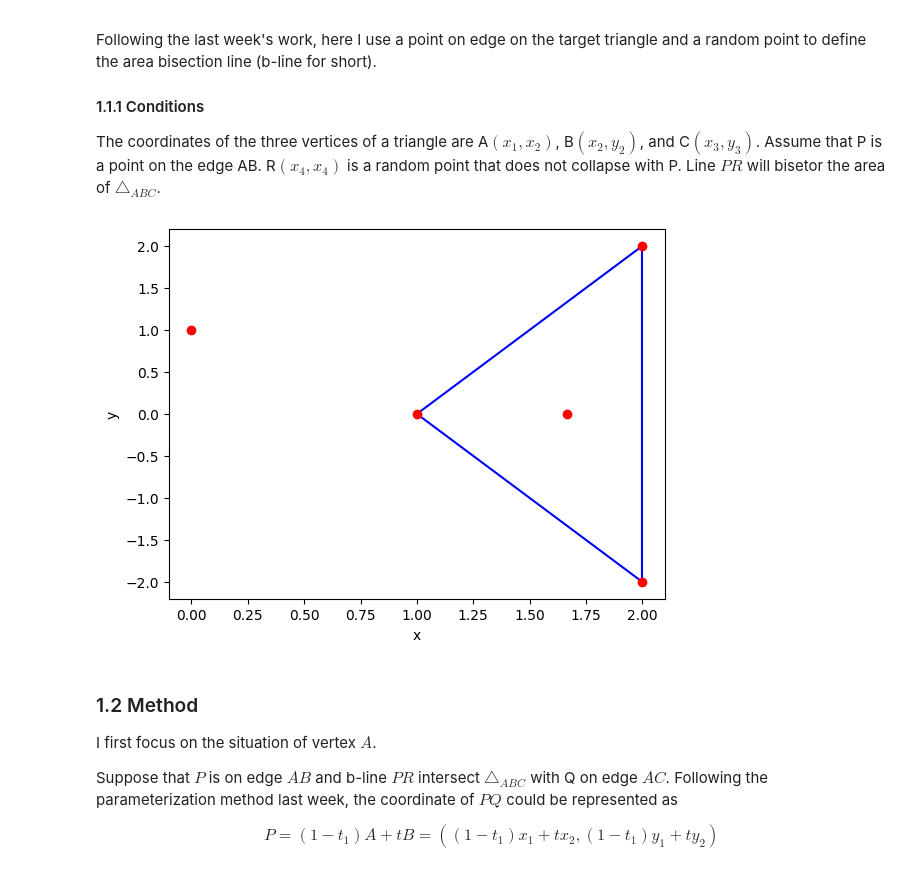
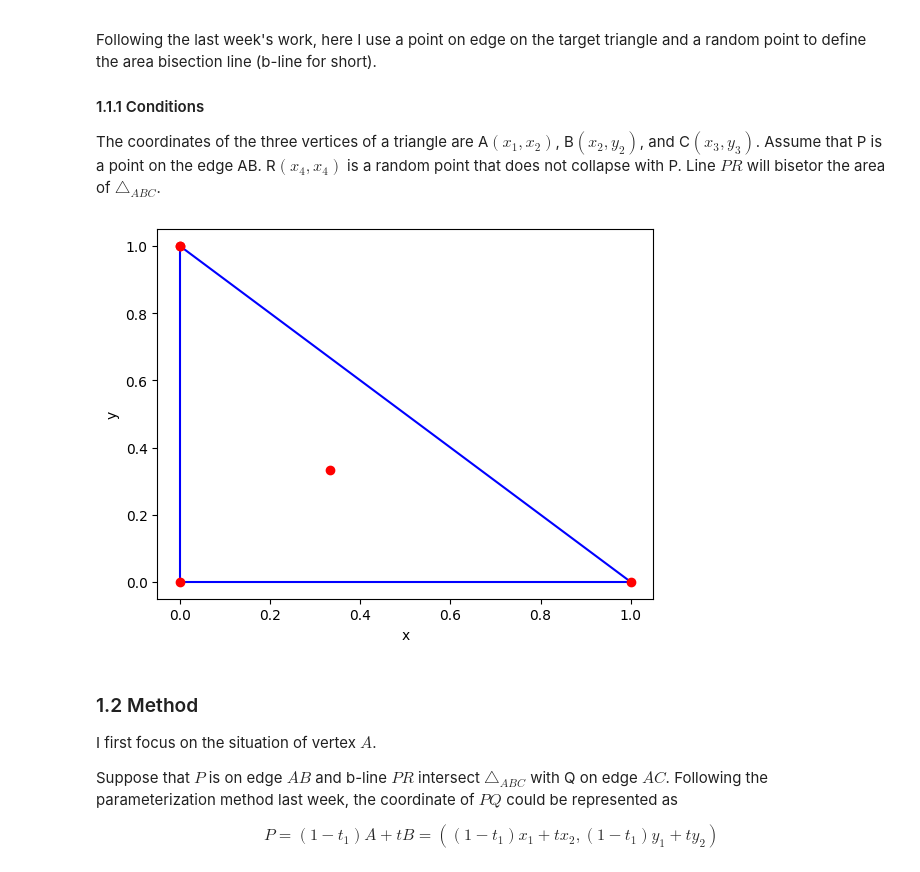
Before and after one commit to scyyc1/ED_Dissertation, a Jupyter notebook: Week 2/Week 2.ipynb, the cells around one changed output. Drawn from its saved outputs; the diff is of its cells as text; code cells hidden in the pictures.

```diff
--- a/Week 2/Week 2.ipynb
+++ b/Week 2/Week 2.ipynb
@@ -42,25 +42,25 @@ Following the last week's work, here I use a point on edge on the target triangl
 The coordinates of the three vertices of a triangle are A$(x_1,x_2)$, B$(x_2,y_2)$, and C$(x_3,y_3)$. Assume that P is a point on the edge AB. R$(x_4,x_4)$ is a random point that does not collapse with P. Line $PR$ will bisetor the area of $\triangle_{ABC}$.
 # %%
 # Example
-A = np.array([1,0])
-B = np.array([2,2])
-C = np.array([2,-2])
+A = np.array([0,1])
+B = np.array([1,0])
+C = np.array([0,0])
 G = (A + B + C) / 3
 R = np.array([0,1])
 p0 = np.array([0,0])
 
 # A = np.array([4,2])
 # B = np.array([1,9])
 # C = np.array([10,1])
 
 util.v_triangle_2D(A,B,C)
 plt.plot(A[0], A[1], 'o', color='r')
 plt.plot(B[0], B[1], 'o', color='r')
 plt.plot(C[0], C[1], 'o', color='r')
 plt.plot(R[0], R[1], 'o', color='r')
 G = util.v_triangle_barycentre(A,B,C)
 # %% [output]
-[figure, old version]
+[figure, new version]
 # %% [markdown]
 <a name='1-2'></a>
 ### 1.2 Method
```
Also changed, not shown: parts of 17 cells of this notebook, 1 other file.
